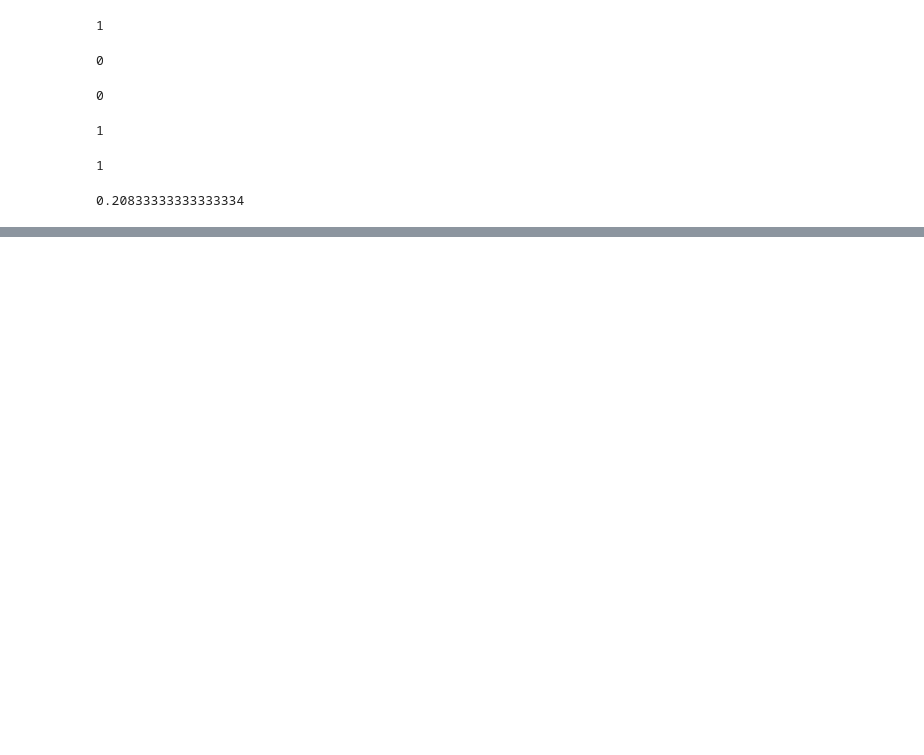
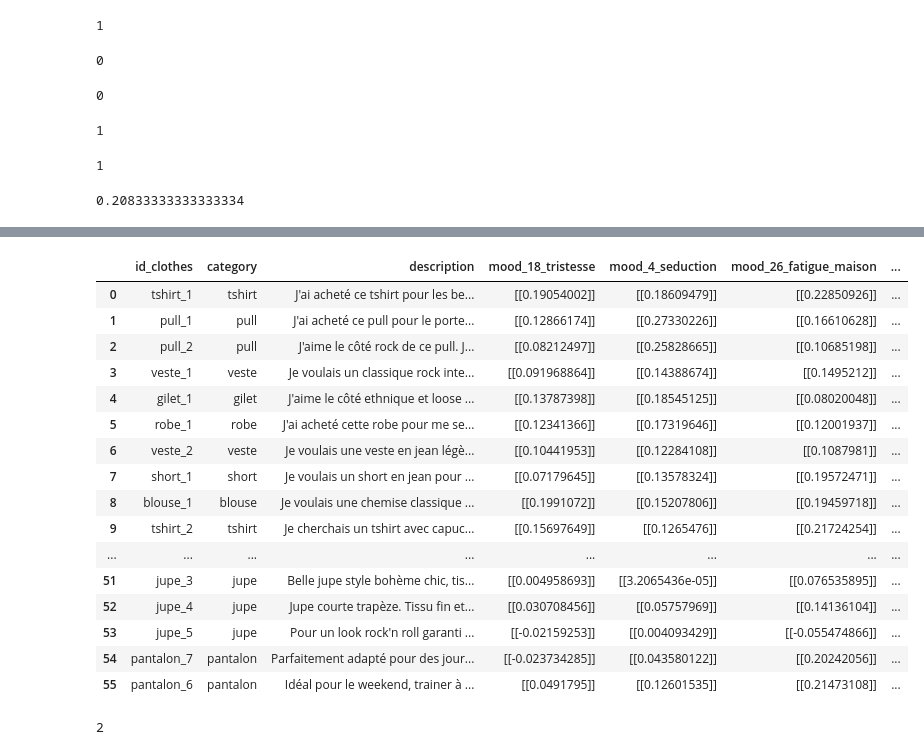
Before and after one commit to Jedha-s-project/Clothes_recommendation, a Jupyter notebook: sentence_transformer.ipynb, the cells around one changed output, grey strips where cells are left out. Cells and saved outputs as stored; diff of their text form; code cells hidden in the pictures; blank space fills up the shorter version.

```diff
--- a/sentence_transformer.ipynb
+++ b/sentence_transformer.ipynb
@@ -328,0 +350,61 @@ model2 = SentenceTransformer("distiluse-base-multilingual-cased-v1")
+# %%
+for i in range (len(df_clothes_model_2)) :
+    x= model2.encode(df_mood.loc[18]["day_mood"])
+    y = model2.encode(df_clothes_model_2.loc[i]["description"])
+    X = x.reshape(1, -1)
+    Y = y.reshape(1, -1)
+    df_clothes_model_2.loc[i]["mood_18_tristesse"] = sklearn.metrics.pairwise.cosine_similarity(X,Y)
+
+for i in range (len(df_clothes_model_2)) :
+    x= model2.encode(df_mood.loc[4]["day_mood"])
+    y = model2.encode(df_clothes_model_2.loc[i]["description"])
+    X = x.reshape(1, -1)
+    Y = y.reshape(1, -1)
+    df_clothes_model_2.loc[i]["mood_4_seduction"] = sklearn.metrics.pairwise.cosine_similarity(X,Y)
+
+for i in range (len(df_clothes_model_2)) :
+    x= model2.encode(df_mood.loc[26]["day_mood"])
+    y = model2.encode(df_clothes_model_2.loc[i]["description"])
+    X = x.reshape(1, -1)
+    Y = y.reshape(1, -1)
+    df_clothes_model_2.loc[i]["mood_26_fatigue_maison"] = sklearn.metrics.pairwise.cosine_similarity(X,Y)
+
+for i in range (len(df_clothes_model_2)) :
+    x= model2.encode(df_mood.loc[1]["day_mood"])
+    y = model2.encode(df_clothes_model_2.loc[i]["description"])
+    X = x.reshape(1, -1)
+    Y = y.reshape(1, -1)
+    df_clothes_model_2.loc[i]["mood_1_travail"] = sklearn.metrics.pairwise.cosine_similarity(X,Y)
+
+for i in range (len(df_clothes)) :
+    x= model2.encode(df_mood.loc[22]["day_mood"])
+    y = model2.encode(df_clothes_model_2.loc[i]["description"])
+    X = x.reshape(1, -1)
+    Y = y.reshape(1, -1)
+    df_clothes_model_2.loc[i]["mood_22_sorties_amis"] = sklearn.metrics.pairwise.cosine_similarity(X,Y)
+
+for i in range (len(df_clothes_model_2)) :
+    x= model2.encode(df_mood.loc[3]["day_mood"])
+    y = model2.encode(df_clothes_model_2.loc[i]["description"])
+    X = x.reshape(1, -1)
+    Y = y.reshape(1, -1)
+    df_clothes_model_2.loc[i]["mood_3_sorties_detente"] = sklearn.metrics.pairwise.cosine_similarity(X,Y)
+df_clothes_model_2
+# %% [output]
+|  | id_clothes | category | description | mood_18_tristesse | mood_4_seduction | mood_26_fatigue_maison | ... |
+| 0 | tshirt_1 | tshirt | J'ai acheté ce tshirt pour les be... | [[0.19054002]] | [[0.18609479]] | [[0.22850926]] | ... |
+| 1 | pull_1 | pull | J'ai acheté ce pull pour le porte... | [[0.12866174]] | [[0.27330226]] | [[0.16610628]] | ... |
+| 2 | pull_2 | pull | J'aime le côté rock de ce pull. J... | [[0.08212497]] | [[0.25828665]] | [[0.10685198]] | ... |
+| 3 | veste_1 | veste | Je voulais un classique rock inte... | [[0.091968864]] | [[0.14388674]] | [[0.1495212]] | ... |
+| 4 | gilet_1 | gilet | J'aime le côté ethnique et loose ... | [[0.13787398]] | [[0.18545125]] | [[0.08020048]] | ... |
+| 5 | robe_1 | robe | J'ai acheté cette robe pour me se... | [[0.12341366]] | [[0.17319646]] | [[0.12001937]] | ... |
+| 6 | veste_2 | veste | Je voulais une veste en jean légè... | [[0.10441953]] | [[0.12284108]] | [[0.1087981]] | ... |
+| 7 | short_1 | short | Je voulais un short en jean pour ... | [[0.07179645]] | [[0.13578324]] | [[0.19572471]] | ... |
+| 8 | blouse_1 | blouse | Je voulais une chemise classique ... | [[0.1991072]] | [[0.15207806]] | [[0.19459718]] | ... |
+| 9 | tshirt_2 | tshirt | Je cherchais un tshirt avec capuc... | [[0.15697649]] | [[0.1265476]] | [[0.21724254]] | ... |
+| ... | ... | ... | ... | ... | ... | ... | ... |
+| 51 | jupe_3 | jupe | Belle jupe style bohème chic, tis... | [[0.004958693]] | [[3.2065436e-05]] | [[0.076535895]] | ... |
+| 52 | jupe_4 | jupe | Jupe courte trapèze. Tissu fin et... | [[0.030708456]] | [[0.05757969]] | [[0.14136104]] | ... |
+| 53 | jupe_5 | jupe | Pour un look rock'n roll garanti ... | [[-0.02159253]] | [[0.004093429]] | [[-0.055474866]] | ... |
+| 54 | pantalon_7 | pantalon | Parfaitement adapté pour des jour... | [[-0.023734285]] | [[0.043580122]] | [[0.20242056]] | ... |
+| 55 | pantalon_6 | pantalon | Idéal pour le weekend, trainer à ... | [[0.0491795]] | [[0.12601535]] | [[0.21473108]] | ... |
@@ -328,0 +418,10 @@ model2 = SentenceTransformer("distiluse-base-multilingual-cased-v1")
+# %%
+score_mood1_model_2 = 0
+for i in (y_true_mood_1_travail.index[1:]) :
+    x = y_true_mood_1_travail[1:][i]
+    for e in (y_pred_mood_1_travail_model_2.index) :
+        if x == y_pred_mood_1_travail_model_2[e] :
+            score_mood1_model_2 = score_mood1_model_2+1
+print(score_mood1_model_2)
+# %% [output]
+2
```
Also changed, not shown: parts of 8 cells of this notebook.
